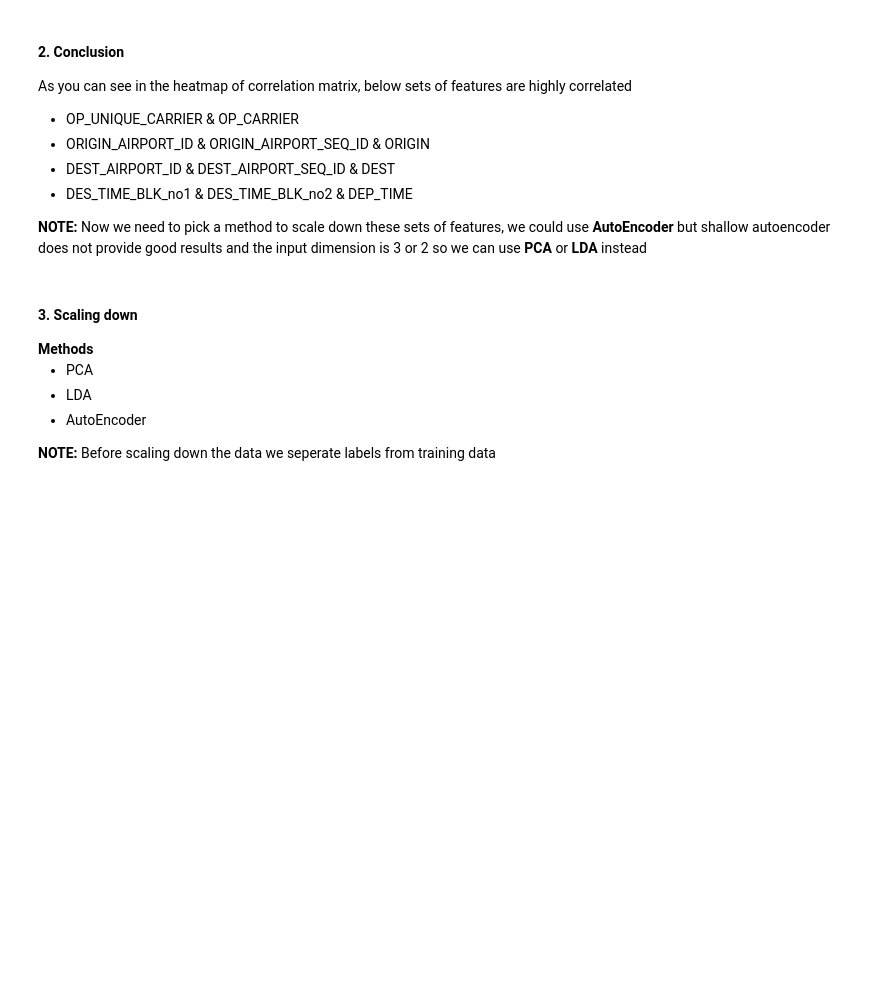
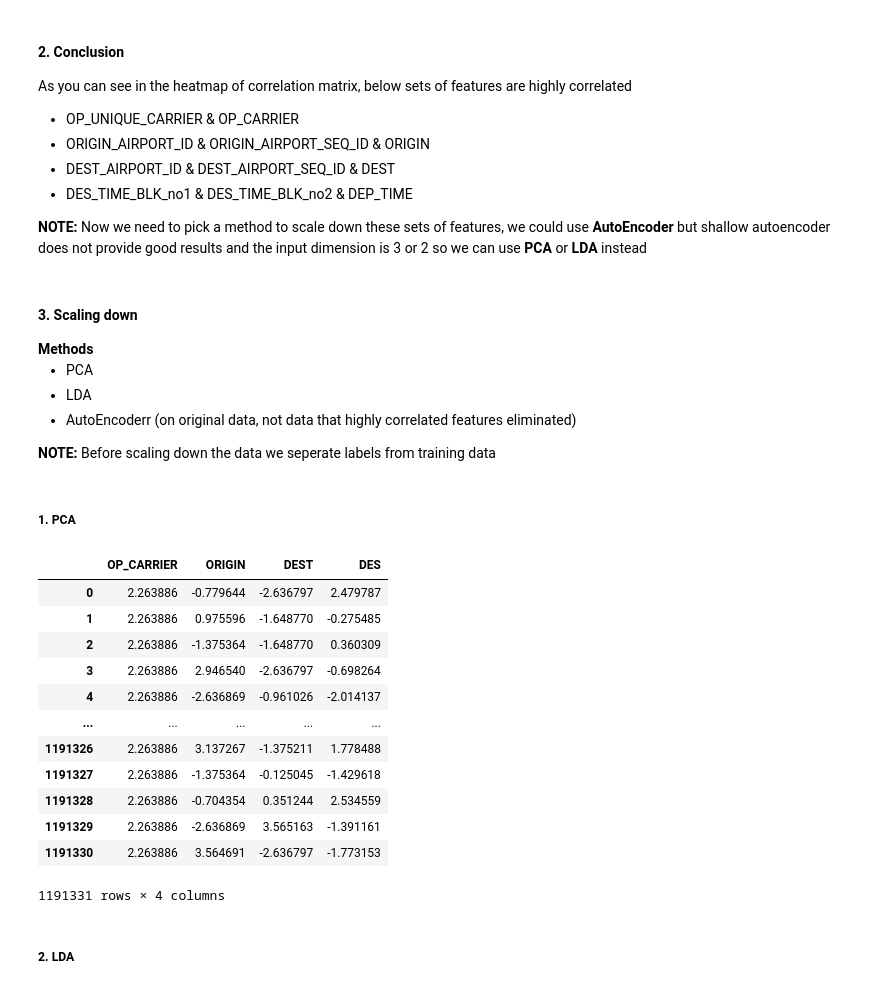
Before and after one commit to yazdanzv/Compare_Multiple_DL_Methods_on_Flight_USA_Dataset, a Jupyter notebook: main.ipynb, the cells around one changed output. Cells and saved outputs as stored; diff of their text form; code cells hidden in the pictures; blank space fills up the shorter version.

```diff
--- a/main.ipynb
+++ b/main.ipynb
@@ -177,6 +184,53 @@ sb.heatmap(corr_mat, cmap='YlGnBu')
 <ul>
     <li>PCA</li>
     <li>LDA</li>
-    <li>AutoEncoder</li>
+    <li>AutoEncoderr (on original data, not data that highly correlated features eliminated)</li>
 </ul>
 <p><b>NOTE:</b> Before scaling down the data we seperate labels from training data</p>
+# %% [markdown]
+<h5>1. PCA</h5>
+# %%
+# First set of features
+pca = PCA(n_components=1)
+op_carrier = data[['OP_UNIQUE_CARRIER', 'OP_CARRIER']]
+op_carrier_new = pca.fit_transform(op_carrier, labels)
+op_carrier_new = pd.DataFrame(op_carrier_new, columns=['OP_CARRIER'])
+
+# Second set of features
+pca = PCA(n_components=1)
+origin = data[['ORIGIN_AIRPORT_ID', 'ORIGIN_AIRPORT_SEQ_ID', 'ORIGIN']]
+origin_new = pca.fit_transform(origin, labels)
+origin_new = pd.DataFrame(origin_new, columns=['ORIGIN'])
+
+# Third set of features
+pca = PCA(n_components=1)
+dest = data[['DEST_AIRPORT_ID', 'DEST_AIRPORT_SEQ_ID', 'DEST']]
+dest_new = pca.fit_transform(dest, labels)
+dest_new = pd.DataFrame(dest_new, columns=['DEST'])
+
+# Fourth set of features
+pca = PCA(n_components=1)
+des = data[['DES_TIME_BLK_no1', 'DES_TIME_BLK_no2', 'DEP_TIME']]
+des_new = pca.fit_transform(des, labels)
+des_new = pd.DataFrame(des_new, columns=['DES'])
+
+# Concatenate them
+pca_data = pd.concat([op_carrier_new, origin_new, dest_new, des_new] , axis=1)
+# %%
+pca_data
+# %% [output]
+|  | OP_CARRIER | ORIGIN | DEST | DES |
+| 0 | 2.263886 | -0.779644 | -2.636797 | 2.479787 |
+| 1 | 2.263886 | 0.975596 | -1.648770 | -0.275485 |
+| 2 | 2.263886 | -1.375364 | -1.648770 | 0.360309 |
+| 3 | 2.263886 | 2.946540 | -2.636797 | -0.698264 |
+| 4 | 2.263886 | -2.636869 | -0.961026 | -2.014137 |
+| ... | ... | ... | ... | ... |
+| 1191326 | 2.263886 | 3.137267 | -1.375211 | 1.778488 |
+| 1191327 | 2.263886 | -1.375364 | -0.125045 | -1.429618 |
+| 1191328 | 2.263886 | -0.704354 | 0.351244 | 2.534559 |
+| 1191329 | 2.263886 | -2.636869 | 3.565163 | -1.391161 |
+| 1191330 | 2.263886 | 3.564691 | -2.636797 | -1.773153 |
+1191331 rows × 4 columns
+# %% [markdown]
+<h5>2. LDA</h5>
```
Also changed, not shown: parts of 14 cells of this notebook.
